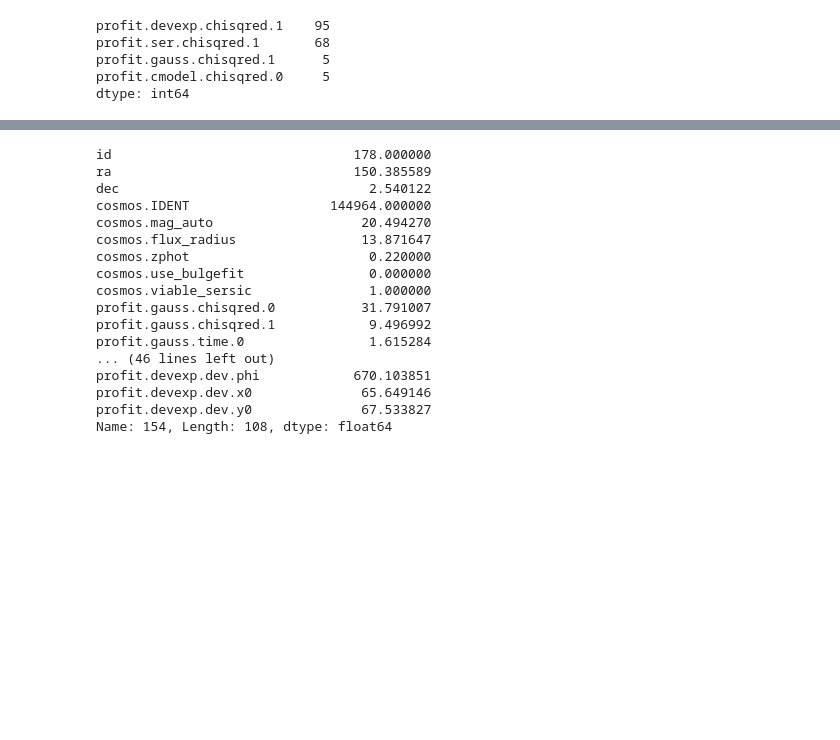
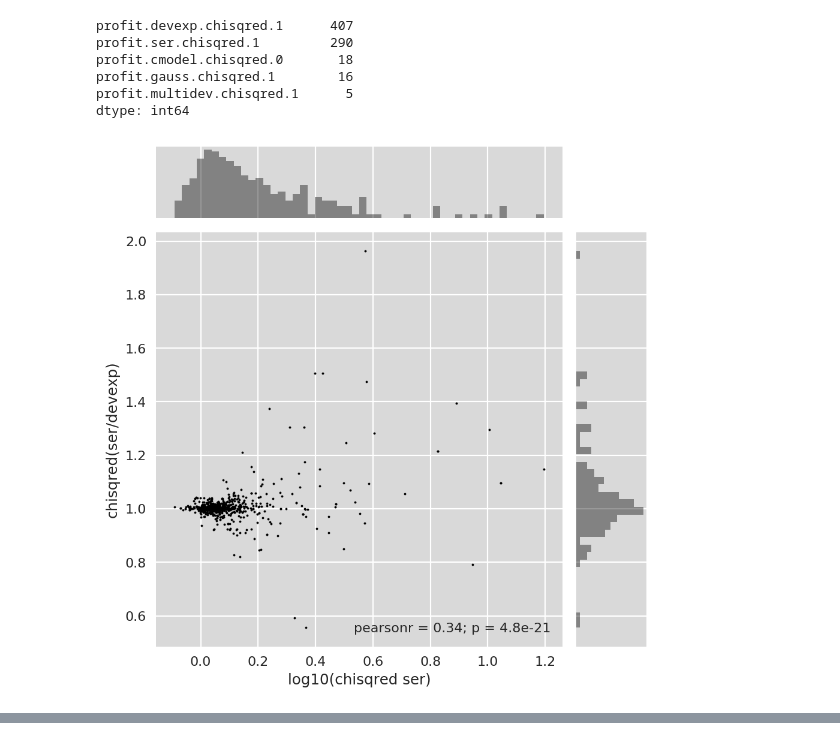
Before and after one commit to lsst-dm/modelling_research, a Jupyter notebook: jupyternotebooks/cosmos_hst_analysis.ipynb, the cells around one changed output, grey strips where cells are left out. Saved outputs shown, nothing was run; the diff lists cells and outputs as text; code cells hidden in the pictures; blank space fills up the shorter version.

```diff
--- a/jupyternotebooks/cosmos_hst_analysis.ipynb
+++ b/jupyternotebooks/cosmos_hst_analysis.ipynb
@@ -17,6 +19,17 @@ import matplotlib.pyplot as plt
 sns.set_style('darkgrid')
 mpl.rcParams['figure.dpi'] = 160
 sns.set(rc={'axes.facecolor': '0.85', 'figure.facecolor': 'w'})
+# %%
+path = os.path.expanduser('~/raid/hsc/cosmos/COSMOS_25.2_training_sample/')
+file = "real_galaxy_catalog_25.2.fits"
+ccat = gs.COSMOSCatalog(file, dir=path)
+rgcfits = ap.io.fits.open(os.path.join(path, file))[1].data
 # %%
-with open(os.path.expanduser("~/raid/lsst/cosmos/cosmos_25.2_training_fits_0_200.pickle.dat"), 'rb') as f:
-    data = pickle.load(f)
+data = []
+
+files = glob.glob(os.path.expanduser(
+    "~/raid/lsst/cosmos/cosmos_25.2_fits_*_*.pickle.dat"))
+files.sort()
+for file in files:
+    with open(file, 'rb') as f:
+        data.append(pickle.load(f))
@@ -171,12 +238,27 @@ Name: 65, Length: 108, dtype: float64
 # %%
+# Which are the best models?
 modelsprofit = models["single"]["profit"] + models["double"]["profit"]
-chisqredcols = [".".join(["profit", model, "chisqred", "0" if model == "cmodel" else "1"]) for model in modelsprofit]
-modelbest = tab[chisqredcols].idxmin(axis=1)
+chisqredcols = {
+    model: ".".join(["profit", "hst", model, "chisqred",
+                     "0" if model == "cmodel" else "1"])
+    for model in modelsprofit
+}
+modelbest = tab[list(chisqredcols.values())].idxmin(axis=1)
 modelbestcounts = modelbest.value_counts()
 print(modelbestcounts)
+for colx, coly in [("ser", "devexp"), ("ser", "cmodel"), ("devexp", "cmodel")]:
+    sns.jointplot(
+        x=np.log10(tab[chisqredcols[colx]]),
+        y=tab[chisqredcols[colx]]/tab[chisqredcols[coly]],
+        color="k", joint_kws={'marker': '.', 's': 8},
+        marginal_kws={'hist_kws': {'log': True}},
+    ).set_axis_labels(
+        'log10(chisqred {})'.format(colx), 'chisqred({}/{})'.format(colx, coly))
 # %% [output]
-profit.devexp.chisqred.1    95
-profit.ser.chisqred.1       68
-profit.gauss.chisqred.1      5
-profit.cmodel.chisqred.0     5
+profit.devexp.chisqred.1      407
+profit.ser.chisqred.1         290
+profit.cmodel.chisqred.0       18
+profit.gauss.chisqred.1        16
+profit.multidev.chisqred.1      5
 dtype: int64
+[figure, added]
@@ -183,20 +266,0 @@ dtype: int64
-# %%
-tab.iloc[154]
-# %% [output]
-id                               178.000000
-ra                               150.385589
-dec                                2.540122
-cosmos.IDENT                  144964.000000
-cosmos.mag_auto                   20.494270
-cosmos.flux_radius                13.871647
-cosmos.zphot                       0.220000
-cosmos.use_bulgefit                0.000000
-cosmos.viable_sersic               1.000000
-profit.gauss.chisqred.0           31.791007
-profit.gauss.chisqred.1            9.496992
-profit.gauss.time.0                1.615284
-... (46 lines left out)
-profit.devexp.dev.phi            670.103851
-profit.devexp.dev.x0              65.649146
-profit.devexp.dev.y0              67.533827
-Name: 154, Length: 108, dtype: float64
```
Also changed, not shown: parts of 9 cells of this notebook, 1 other file.
